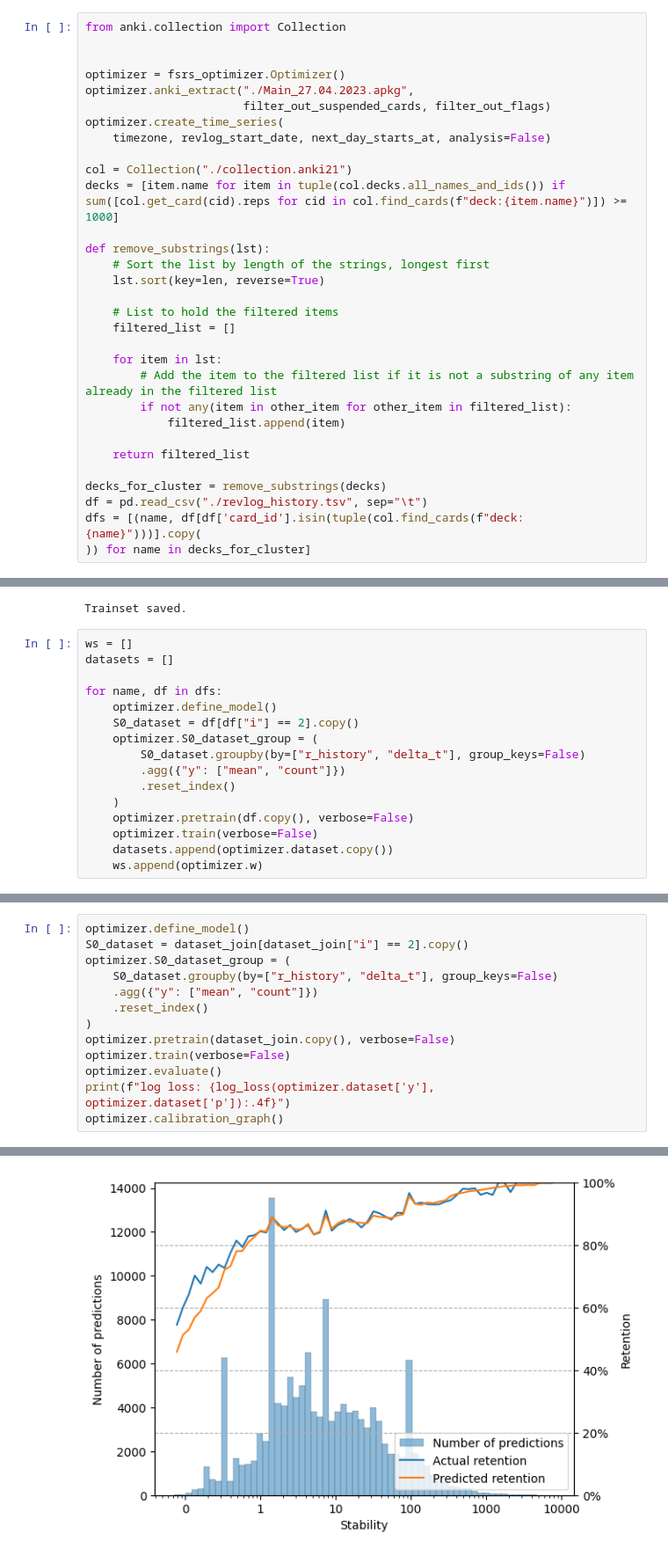
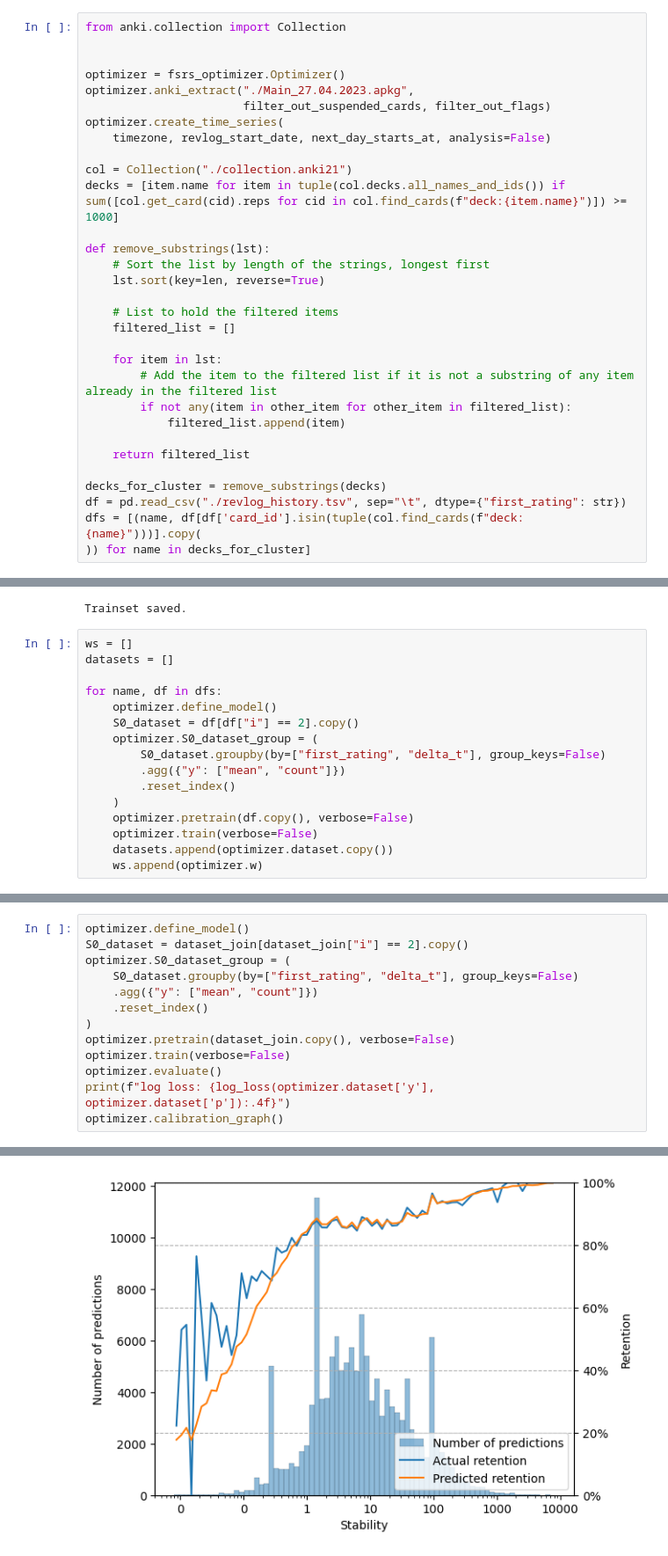
Before and after one commit to open-spaced-repetition/fsrs-when-to-separate-presets, a Jupyter notebook: split-vs-concat-top-to-bottom.ipynb, the cells around one changed output, grey strips where cells are left out. Shown: that part at 88% size. Cells and saved outputs as stored; diff of their text form.

```diff
--- a/split-vs-concat-top-to-bottom.ipynb
+++ b/split-vs-concat-top-to-bottom.ipynb
@@ -35,7 +35,7 @@ def remove_substrings(lst):
     return filtered_list
 
 decks_for_cluster = remove_substrings(decks)
-df = pd.read_csv("./revlog_history.tsv", sep="\t")
+df = pd.read_csv("./revlog_history.tsv", sep="\t", dtype={"first_rating": str})
 dfs = [(name, df[df['card_id'].isin(tuple(col.find_cards(f"deck:{name}")))].copy(
 )) for name in decks_for_cluster]
 # %% [output]
@@ -50,7 +50,7 @@ for name, df in dfs:
     optimizer.define_model()
     S0_dataset = df[df["i"] == 2].copy()
     optimizer.S0_dataset_group = (
-        S0_dataset.groupby(by=["r_history", "delta_t"], group_keys=False)
+        S0_dataset.groupby(by=["first_rating", "delta_t"], group_keys=False)
         .agg({"y": ["mean", "count"]})
         .reset_index()
     )
@@ -109,7 +109,7 @@ EMax: 0.1651
 optimizer.define_model()
 S0_dataset = dataset_join[dataset_join["i"] == 2].copy()
 optimizer.S0_dataset_group = (
-    S0_dataset.groupby(by=["r_history", "delta_t"], group_keys=False)
+    S0_dataset.groupby(by=["first_rating", "delta_t"], group_keys=False)
     .agg({"y": ["mean", "count"]})
     .reset_index()
 )
@@ -149 +149 @@ EMax: 0.1232
-[figure, old version]
+[figure, new version]
```
Also changed, not shown: parts of 3 cells of this notebook.
